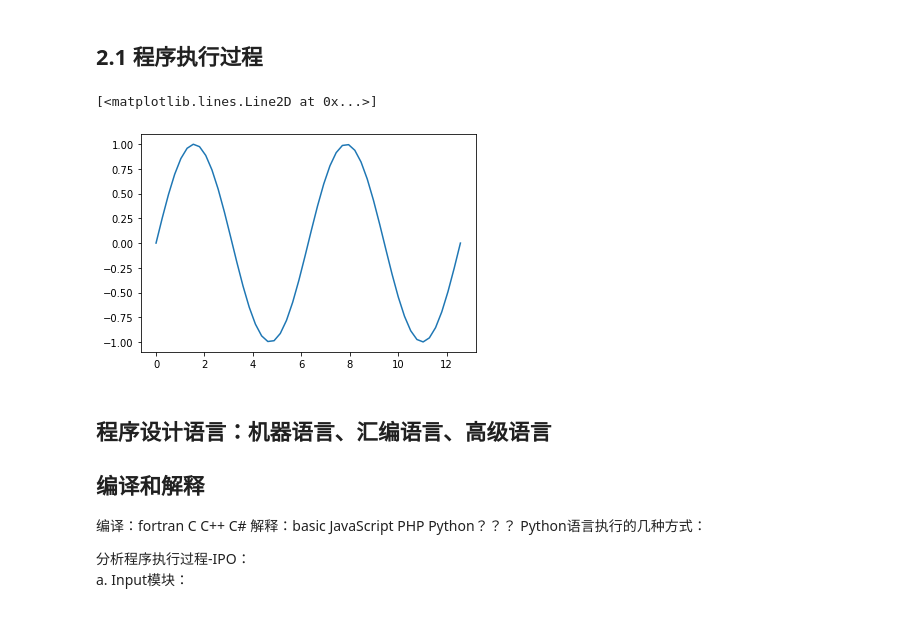
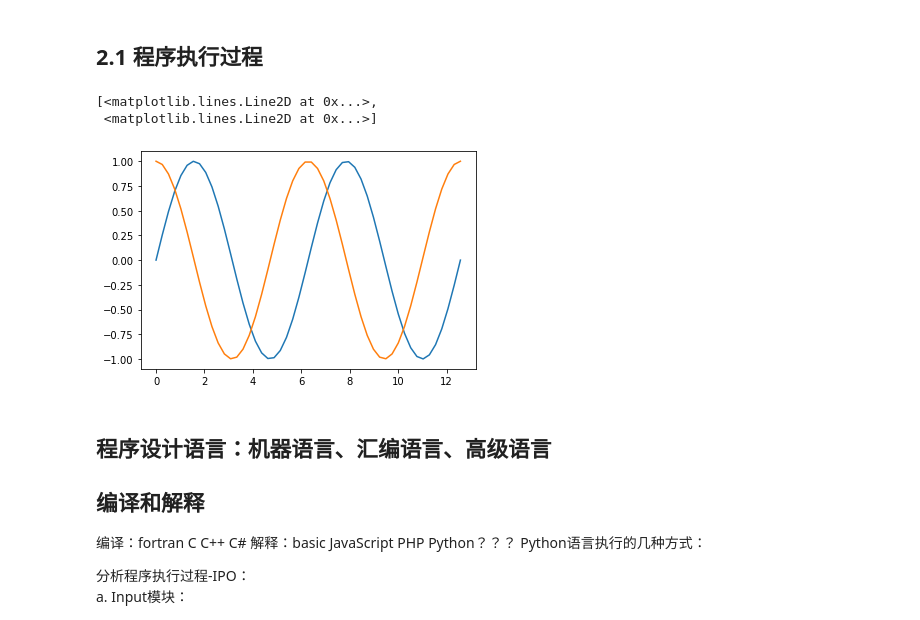
Before and after one commit to besttea/BestteaPythonWork, a Jupyter notebook: 第二课程序设计基础.ipynb, the cells around one changed output. Drawn from its saved outputs; the diff is of its cells as text; code cells hidden in the pictures.

```diff
--- a/第二课程序设计基础.ipynb
+++ b/第二课程序设计基础.ipynb
@@ -16,12 +16,13 @@
 # %%
 import numpy as np
 import matplotlib as mpl
 import matplotlib.pyplot as plt
 x = np.linspace(0,4*np.pi )
-plt.plot(x,np.sin(x))
+plt.plot(x,np.sin(x),x,np.cos(x))
 # %% [output]
-[<matplotlib.lines.Line2D at 0x...>]
+[<matplotlib.lines.Line2D at 0x...>,
+ <matplotlib.lines.Line2D at 0x...>]
-[figure, old version]
+[figure, new version]
 # %% [markdown]
 ## 程序设计语言：机器语言、汇编语言、高级语言
 ## 编译和解释
```
Also changed, not shown: parts of 2 cells of this notebook.
